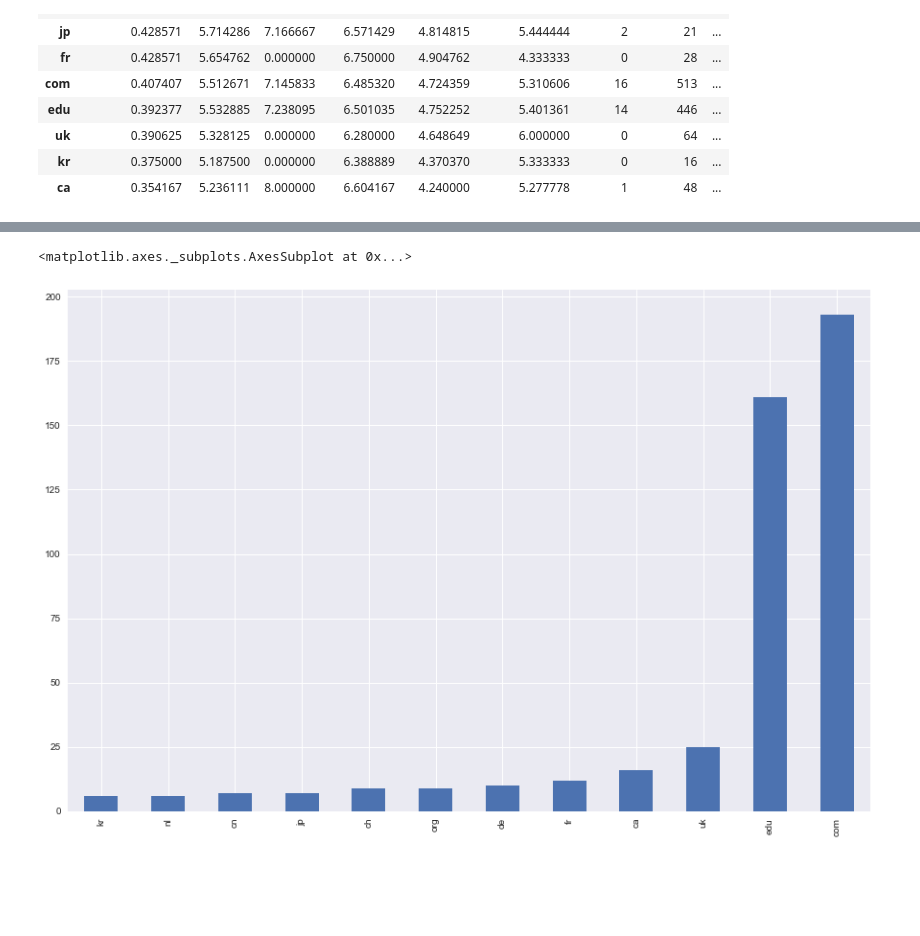
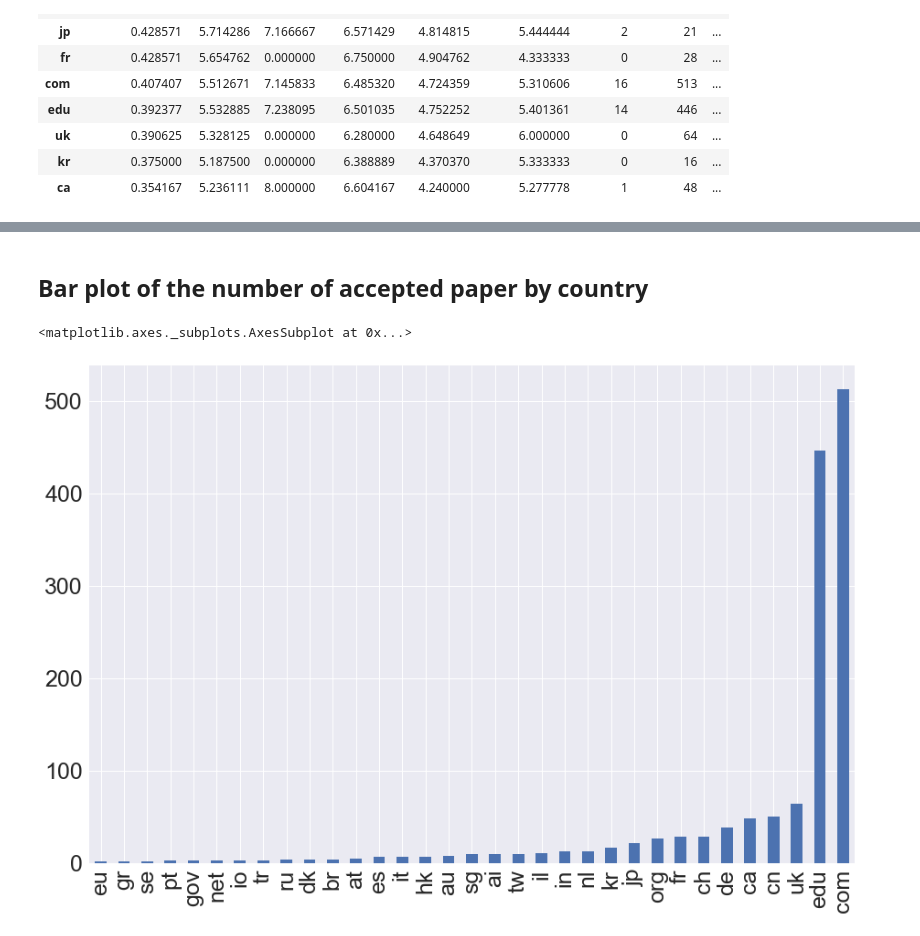
Before and after one commit to pajotarthur/ICLR_data, a Jupyter notebook: Dataviz.ipynb, the cells around one changed output, grey strips where cells are left out. Cells and saved outputs as stored; diff of their text form; code cells hidden in the pictures; blank space fills up the shorter version.

```diff
--- a/Dataviz.ipynb
+++ b/Dataviz.ipynb
@@ -189,5 +221,7 @@ df_country[df_country.nb_paper > 5].sort_values(['acceptance_rate'],ascending=Fa
+# %% [markdown]
+##  Bar plot of the number of accepted paper by country
 # %%
-df_country[df_country.nb_poster >5].nb_poster.sort_values().plot.bar(figsize=(15,10),legend=False)
+df_country[df_country.nb_paper >1].nb_paper.sort_values().plot.bar(figsize=(15,10),legend=False,fontsize=25)
 # %% [output]
 <matplotlib.axes._subplots.AxesSubplot at 0x...>
-[figure, old version]
+[figure, new version]
```
Also changed, not shown: parts of 28 cells of this notebook, 2 other files.
